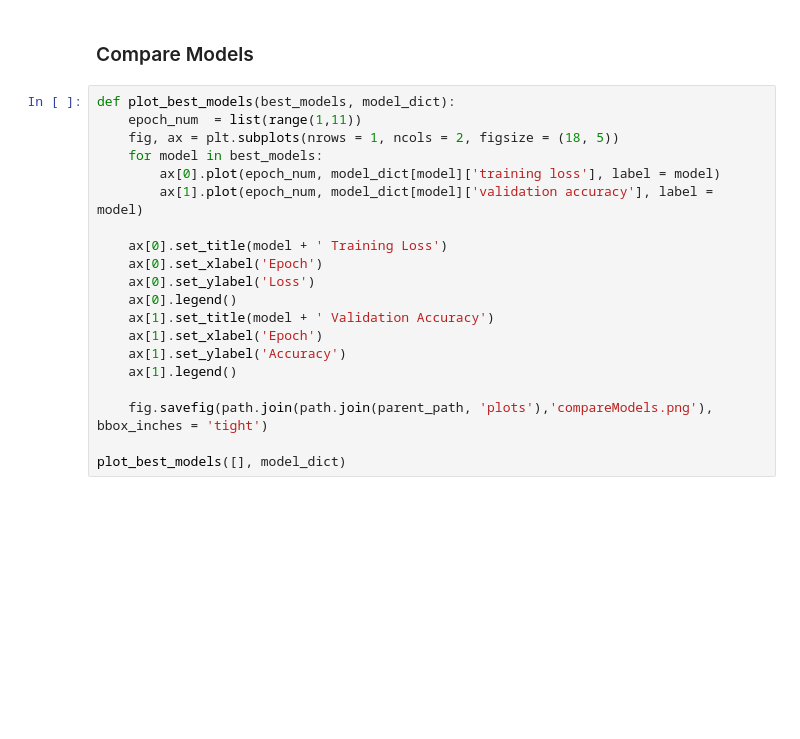
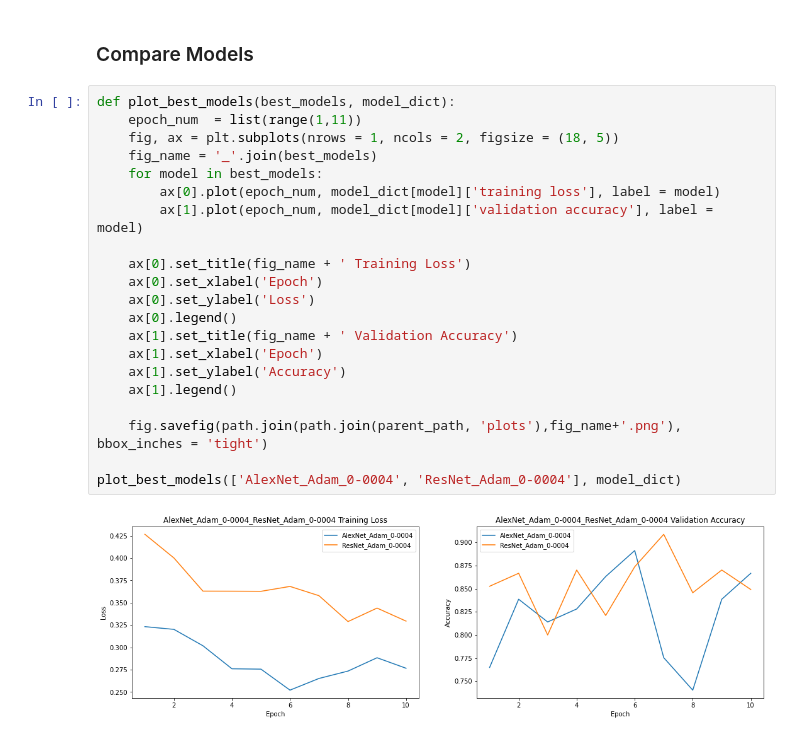
Before and after one commit to ngkhiem97/cv-face-mask-detection, a Jupyter notebook: plot.ipynb, the cells around one changed output. Saved outputs shown, nothing was run; the diff lists cells and outputs as text; blank space fills up the shorter version.

```diff
--- a/plot.ipynb
+++ b/plot.ipynb
@@ -64,20 +57,23 @@ plot_model('MobileNet', model_dict)
 # %%
 def plot_best_models(best_models, model_dict):
     epoch_num  = list(range(1,11))
     fig, ax = plt.subplots(nrows = 1, ncols = 2, figsize = (18, 5))
+    fig_name = '_'.join(best_models)
     for model in best_models:
         ax[0].plot(epoch_num, model_dict[model]['training loss'], label = model)
         ax[1].plot(epoch_num, model_dict[model]['validation accuracy'], label = model)
 
-    ax[0].set_title(model + ' Training Loss')
+    ax[0].set_title(fig_name + ' Training Loss')
     ax[0].set_xlabel('Epoch')
     ax[0].set_ylabel('Loss')
     ax[0].legend()
-    ax[1].set_title(model + ' Validation Accuracy')
+    ax[1].set_title(fig_name + ' Validation Accuracy')
     ax[1].set_xlabel('Epoch')
     ax[1].set_ylabel('Accuracy')
     ax[1].legend()
 
-    fig.savefig(path.join(path.join(parent_path, 'plots'),'compareModels.png'), bbox_inches = 'tight')
+    fig.savefig(path.join(path.join(parent_path, 'plots'),fig_name+'.png'), bbox_inches = 'tight')
 
-plot_best_models([], model_dict)
+plot_best_models(['AlexNet_Adam_0-0004', 'ResNet_Adam_0-0004'], model_dict)
+# %% [output]
+[figure, added]
```
Also changed, not shown: parts of 5 cells of this notebook.
